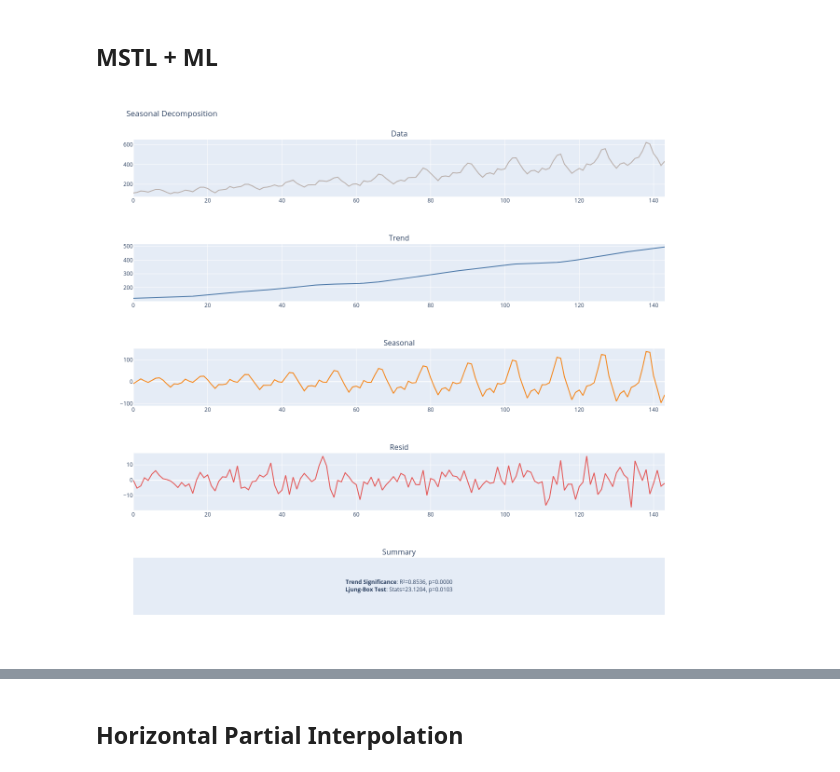
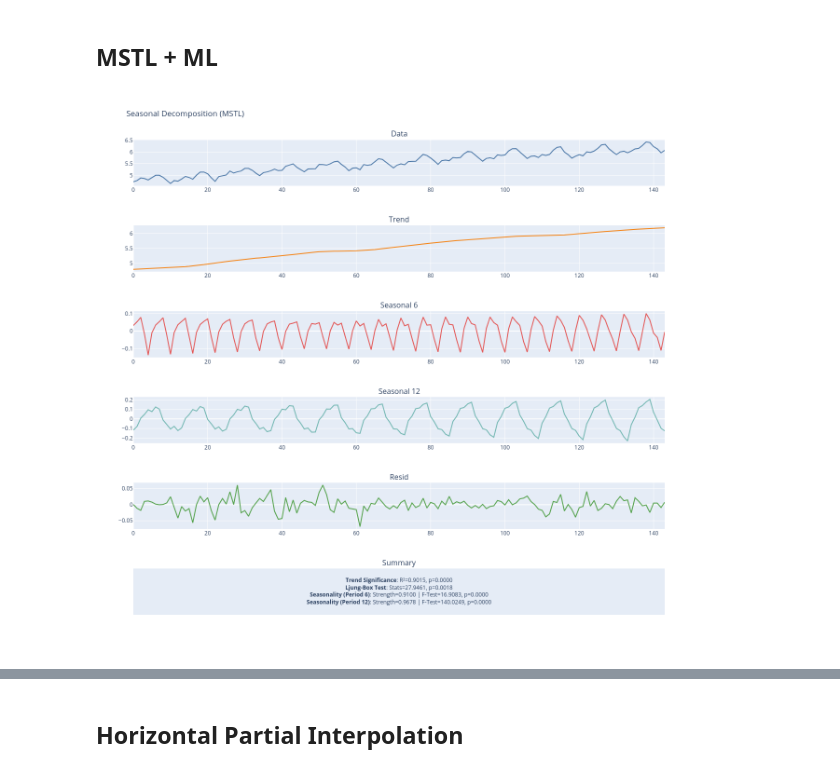
Before and after one commit to heylucasleao/tinyshift, a Jupyter notebook: tinyshift/examples/decomp_mstl_ml.ipynb, the cells around one changed output, grey strips where cells are left out. Cells and saved outputs as stored; diff of their text form; code cells hidden in the pictures.

```diff
--- a/tinyshift/examples/decomp_mstl_ml.ipynb
+++ b/tinyshift/examples/decomp_mstl_ml.ipynb
@@ -53,9 +48,9 @@ horizon = 12
 train = df[:-horizon]
 test = df[-horizon:]
 # %%
-seasonal_decompose(df["y"],periods=12,fig_type="png")
+seasonal_decompose(np.log(df["y"]),periods=[6, 12],fig_type="png")
 # %% [output]
-[figure, old version]
+[figure, new version]
 # %%
 def compute_lgbm_params(N: int):
     max_depth = int(np.ceil(np.log2(N) - 1))
```
Also changed, not shown: parts of 18 cells of this notebook, 3 other files.
